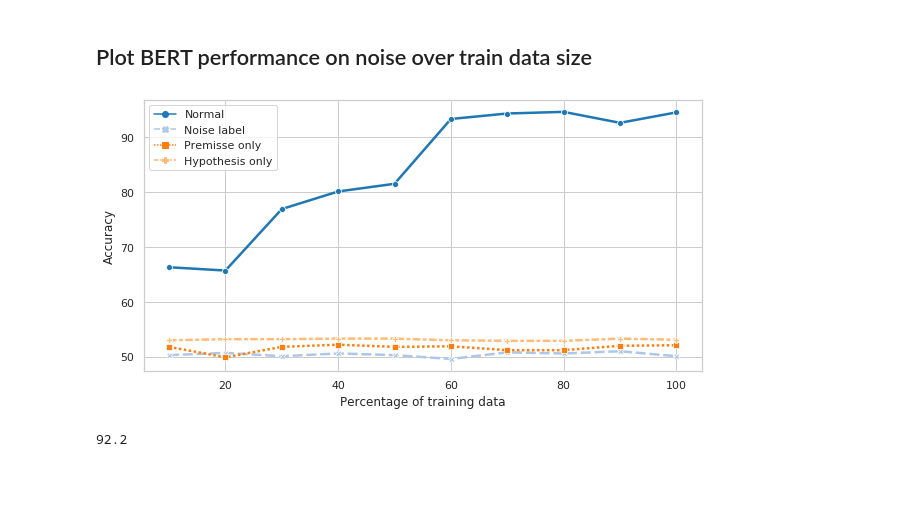
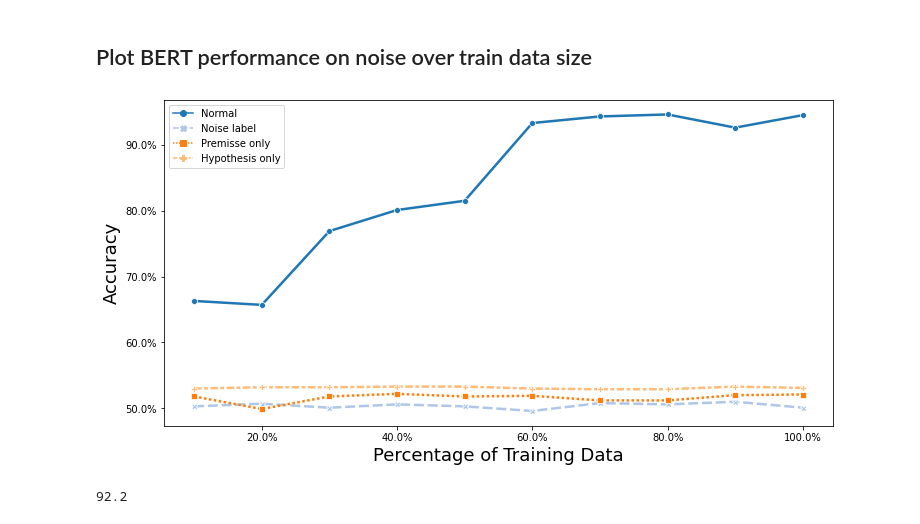
Before and after one commit to felipessalvatore/CLCD, a Jupyter notebook: experiment_results.ipynb, the cells around one changed output. Cells and saved outputs as stored; diff of their text form; code cells hidden in the pictures; blank space fills up the shorter version.

Commit message:
fix result plots

```diff
--- a/experiment_results.ipynb
+++ b/experiment_results.ipynb
@@ -9,4 +10,13 @@ import seaborn as sns
 # %%
+def f_percentage(x, pos):
+    """
+    Adds percentage sign to plot ticks.
+    """
+
+    return '{:.1%}'.format(x)
+
+y_axis_formatter = FuncFormatter(f_percentage)
+
 def plot_series(df_,
                 title,
                 xlabel,
@@ -14,15 +24,17 @@ def plot_series(df_,
                 path,
                 figsize=(10, 5)):
     fig, ax = plt.subplots(1, 1, figsize=figsize)
-    sns.set(style="whitegrid")
+#     sns.set(style="whitegrid")
     ax = sns.lineplot(data=df_,
              palette="tab20",
              linewidth=2.5,
              markers=True,
              dashes=True)
     fig.suptitle(title, fontsize=24, fontweight='bold')
-    ax.set_xlabel(xlabel, fontsize=12)
-    ax.set_ylabel(ylabel, fontsize=12)
+    ax.set_xlabel(xlabel, fontsize=18)
+    ax.set_ylabel(ylabel, fontsize=18)
+    ax.yaxis.set_major_formatter(FuncFormatter(y_axis_formatter))
+    ax.xaxis.set_major_formatter(FuncFormatter(y_axis_formatter))
     plt.savefig(path)
 # %% [markdown]
 ## Full data
@@ -660,26 +710,27 @@ NIonly
 # %%
 acc_list = [NORMAL, NOISE,BBonly, NIonly]
 
 labels = ["Normal", "Noise label", "Premisse only", "Hypothesis only"]
 x_ = [str(i) for i in range(10,110,10)]
 
-acc_perturbation = np.array([NORMAL, NOISE, BBonly, NIonly])
+acc_perturbation = np.array([NORMAL, NOISE, BBonly, NIonly]) / 100
 sizes = range(10,110,10)
+sizes = np.array(sizes) / 100
 df_perturbation = pd.DataFrame(acc_perturbation.T,
                                sizes,
                                columns=["Normal",
                                         "Noise label",
                                         "Premisse only",
                                         "Hypothesis only"])
 
 plot_series(df_=df_perturbation,
             title="",
-            xlabel="Percentage of training data",
+            xlabel="Percentage of Training Data",
             ylabel="Accuracy",
             path="results/acc_perturbation.png",
-            figsize=(10, 5))
+            figsize=(12, 6))
 # %% [output]
-[figure, old version]
+[figure, new version]
 # %%
 # bert mult
 np.round(np.mean([99.9,99.9,82.9,100,100,79.5,83.5]),1)
```
Also changed, not shown: parts of 8 cells of this notebook, 5 other files.
